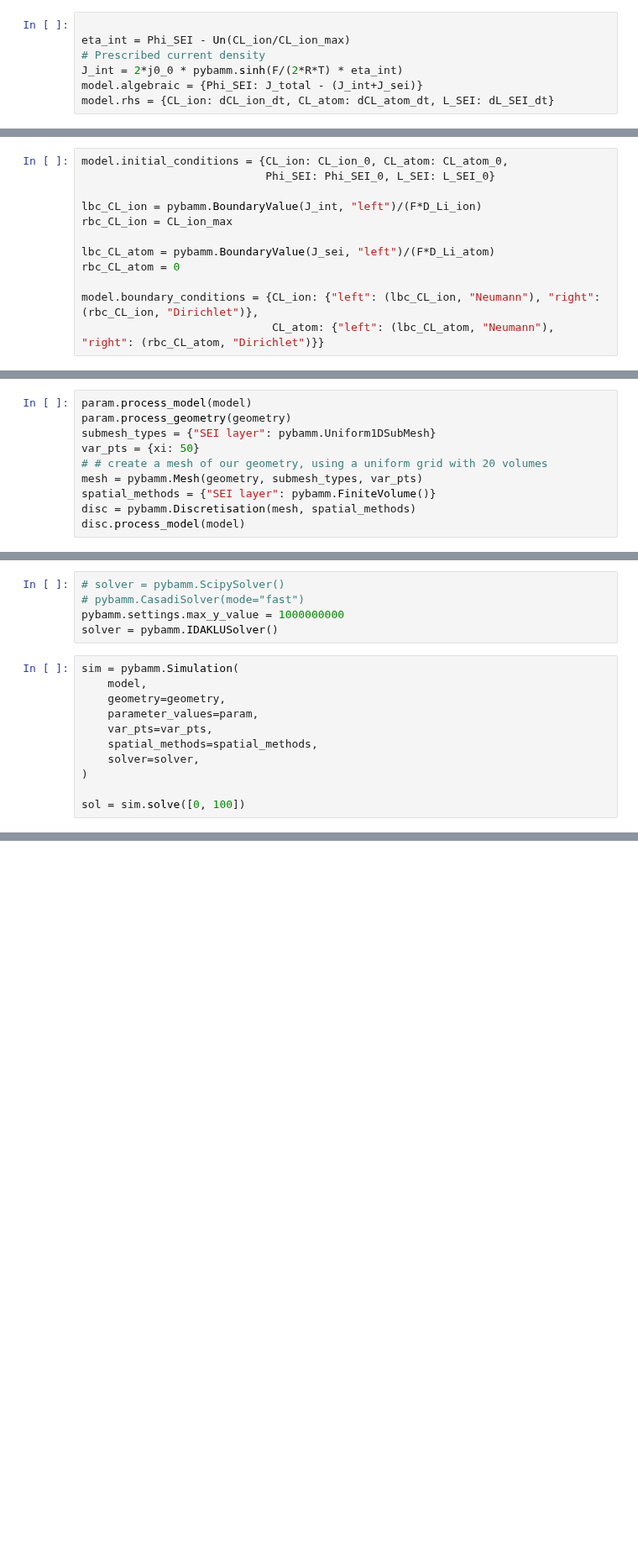
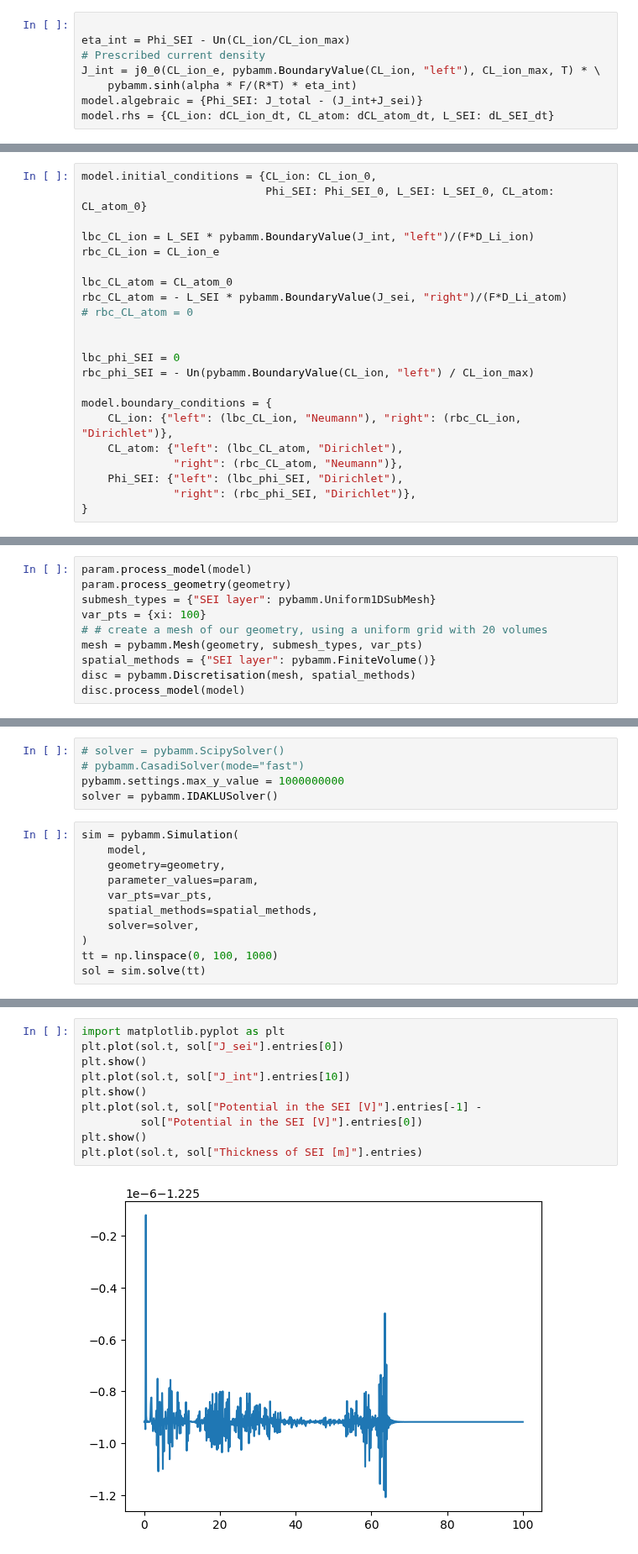
Before and after one commit to brosaplanella/formation, a Jupyter notebook: Tunneling _Model.ipynb, the cells around one changed output, grey strips where cells are left out. Shown at 84% size. Drawn from its saved outputs; the diff is of its cells as text; blank space fills up the shorter version.

```diff
--- a/Tunneling _Model.ipynb
+++ b/Tunneling _Model.ipynb
@@ -140,7 +188,8 @@ dCL_atom_dt = -1 / L_SEI * pybamm.div(NL_atom) + \
 
 eta_int = Phi_SEI - Un(CL_ion/CL_ion_max)
 # Prescribed current density
-J_int = 2*j0_0 * pybamm.sinh(F/(2*R*T) * eta_int)
+J_int = j0_0(CL_ion_e, pybamm.BoundaryValue(CL_ion, "left"), CL_ion_max, T) * \
+    pybamm.sinh(alpha * F/(R*T) * eta_int)
 model.algebraic = {Phi_SEI: J_total - (J_int+J_sei)}
 model.rhs = {CL_ion: dCL_ion_dt, CL_atom: dCL_atom_dt, L_SEI: dL_SEI_dt}
 # %%
@@ -152,16 +204,26 @@ model.variables = {
 }
 # %%
-model.initial_conditions = {CL_ion: CL_ion_0, CL_atom: CL_atom_0,
-                            Phi_SEI: Phi_SEI_0, L_SEI: L_SEI_0}
+model.initial_conditions = {CL_ion: CL_ion_0,
+                            Phi_SEI: Phi_SEI_0, L_SEI: L_SEI_0, CL_atom: CL_atom_0}
 
-lbc_CL_ion = pybamm.BoundaryValue(J_int, "left")/(F*D_Li_ion)
-rbc_CL_ion = CL_ion_max
+lbc_CL_ion = L_SEI * pybamm.BoundaryValue(J_int, "left")/(F*D_Li_ion)
+rbc_CL_ion = CL_ion_e
 
-lbc_CL_atom = pybamm.BoundaryValue(J_sei, "left")/(F*D_Li_atom)
-rbc_CL_atom = 0
+lbc_CL_atom = CL_atom_0
+rbc_CL_atom = - L_SEI * pybamm.BoundaryValue(J_sei, "right")/(F*D_Li_atom)
+# rbc_CL_atom = 0
 
-model.boundary_conditions = {CL_ion: {"left": (lbc_CL_ion, "Neumann"), "right": (rbc_CL_ion, "Dirichlet")},
-                             CL_atom: {"left": (lbc_CL_atom, "Neumann"), "right": (rbc_CL_atom, "Dirichlet")}}
+
+lbc_phi_SEI = 0
+rbc_phi_SEI = - Un(pybamm.BoundaryValue(CL_ion, "left") / CL_ion_max)
+
+model.boundary_conditions = {
+    CL_ion: {"left": (lbc_CL_ion, "Neumann"), "right": (rbc_CL_ion, "Dirichlet")},
+    CL_atom: {"left": (lbc_CL_atom, "Dirichlet"),
+              "right": (rbc_CL_atom, "Neumann")},
+    Phi_SEI: {"left": (lbc_phi_SEI, "Dirichlet"),
+              "right": (rbc_phi_SEI, "Dirichlet")},
+}
 # %%
 
 geometry = pybamm.Geometry(
@@ -170,7 +232,7 @@ geometry = pybamm.Geometry(
 param.process_model(model)
 param.process_geometry(geometry)
 submesh_types = {"SEI layer": pybamm.Uniform1DSubMesh}
-var_pts = {xi: 50}
+var_pts = {xi: 100}
 # # create a mesh of our geometry, using a uniform grid with 20 volumes
 mesh = pybamm.Mesh(geometry, submesh_types, var_pts)
 spatial_methods = {"SEI layer": pybamm.FiniteVolume()}
@@ -192,5 +254,5 @@ sim = pybamm.Simulation(
     spatial_methods=spatial_methods,
     solver=solver,
 )
-
-sol = sim.solve([0, 100])
+tt = np.linspace(0, 100, 1000)
+sol = sim.solve(tt)
@@ -213,0 +267,12 @@ pybamm.dynamic_plot(sol, output_variables=["concentration of netutral lithium at
+# %%
+import matplotlib.pyplot as plt
+plt.plot(sol.t, sol["J_sei"].entries[0])
+plt.show()
+plt.plot(sol.t, sol["J_int"].entries[10])
+plt.show()
+plt.plot(sol.t, sol["Potential in the SEI [V]"].entries[-1] -
+         sol["Potential in the SEI [V]"].entries[0])
+plt.show()
+plt.plot(sol.t, sol["Thickness of SEI [m]"].entries)
+# %% [output]
+[figure, added]
```
Also changed, not shown: parts of 9 cells of this notebook.
